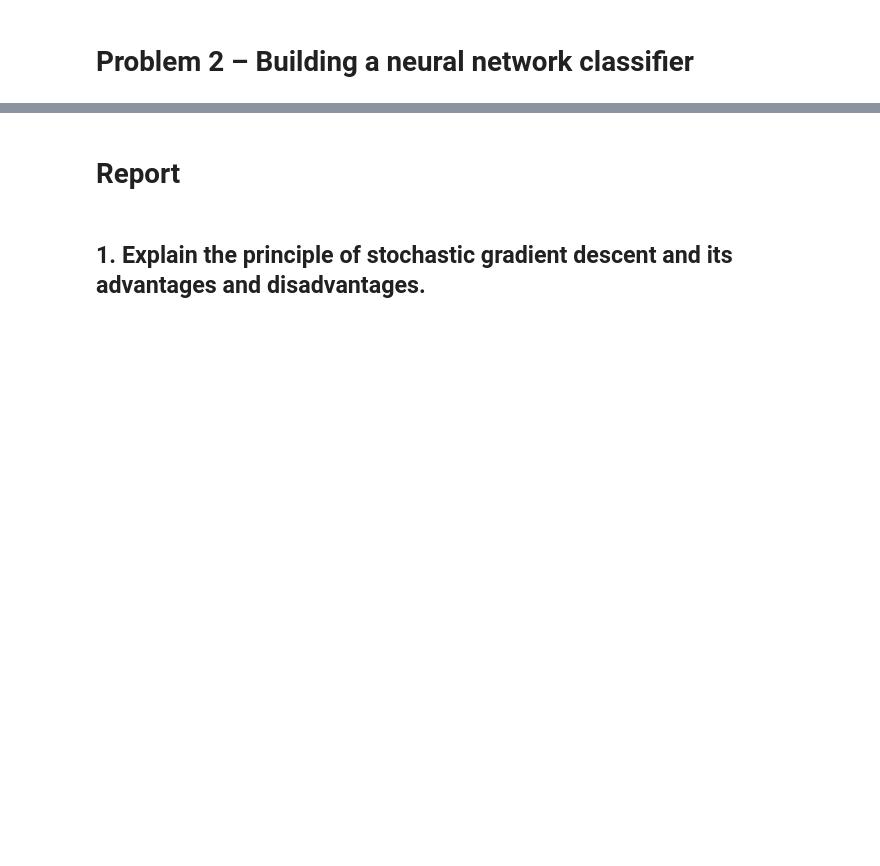
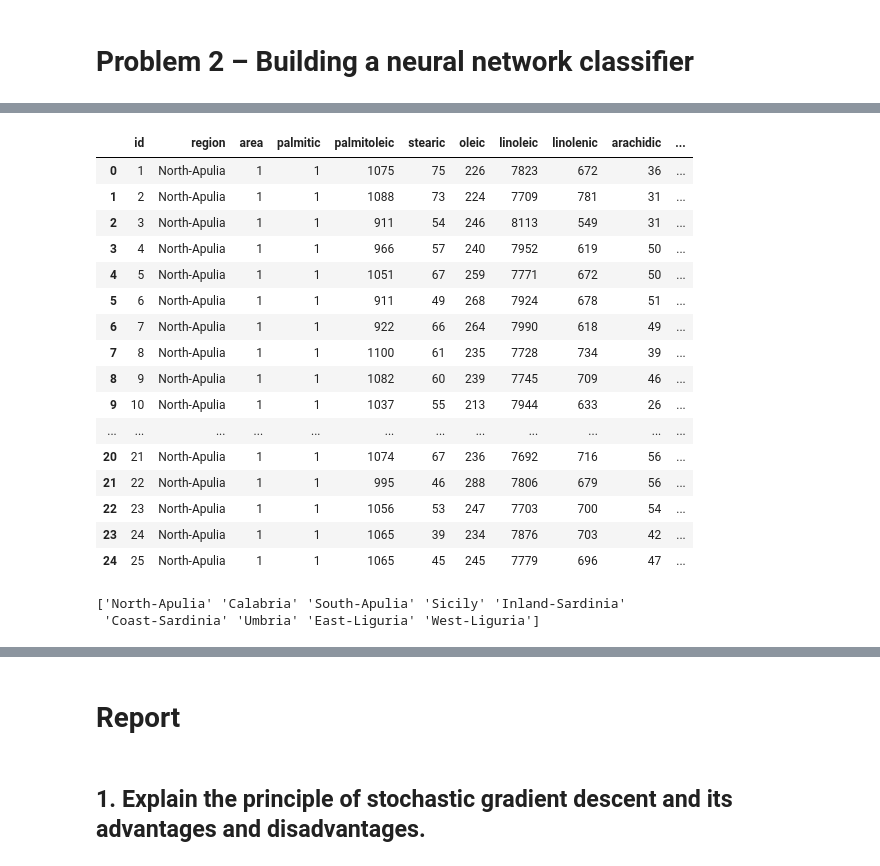
Before and after one commit to Python-Neiva/CNN-housing-ca-olive-oil, a Jupyter notebook: Neural_Networks_assignment_2.ipynb, the cells around one changed output, grey strips where cells are left out. Drawn from its saved outputs; the diff is of its cells as text; code cells hidden in the pictures; blank space fills up the shorter version.

```diff
--- a/Neural_Networks_assignment_2.ipynb
+++ b/Neural_Networks_assignment_2.ipynb
@@ -713,0 +703,25 @@ Final R2: -3.2227
+# %%
+oil_df.head(25)
+# %% [output]
+|  | id | region | area | palmitic | palmitoleic | stearic | oleic | linoleic | linolenic | arachidic | ... |
+| 0 | 1 | North-Apulia | 1 | 1 | 1075 | 75 | 226 | 7823 | 672 | 36 | ... |
+| 1 | 2 | North-Apulia | 1 | 1 | 1088 | 73 | 224 | 7709 | 781 | 31 | ... |
+| 2 | 3 | North-Apulia | 1 | 1 | 911 | 54 | 246 | 8113 | 549 | 31 | ... |
+| 3 | 4 | North-Apulia | 1 | 1 | 966 | 57 | 240 | 7952 | 619 | 50 | ... |
+| 4 | 5 | North-Apulia | 1 | 1 | 1051 | 67 | 259 | 7771 | 672 | 50 | ... |
+| 5 | 6 | North-Apulia | 1 | 1 | 911 | 49 | 268 | 7924 | 678 | 51 | ... |
+| 6 | 7 | North-Apulia | 1 | 1 | 922 | 66 | 264 | 7990 | 618 | 49 | ... |
+| 7 | 8 | North-Apulia | 1 | 1 | 1100 | 61 | 235 | 7728 | 734 | 39 | ... |
+| 8 | 9 | North-Apulia | 1 | 1 | 1082 | 60 | 239 | 7745 | 709 | 46 | ... |
+| 9 | 10 | North-Apulia | 1 | 1 | 1037 | 55 | 213 | 7944 | 633 | 26 | ... |
+| ... | ... | ... | ... | ... | ... | ... | ... | ... | ... | ... | ... |
+| 20 | 21 | North-Apulia | 1 | 1 | 1074 | 67 | 236 | 7692 | 716 | 56 | ... |
+| 21 | 22 | North-Apulia | 1 | 1 | 995 | 46 | 288 | 7806 | 679 | 56 | ... |
+| 22 | 23 | North-Apulia | 1 | 1 | 1056 | 53 | 247 | 7703 | 700 | 54 | ... |
+| 23 | 24 | North-Apulia | 1 | 1 | 1065 | 39 | 234 | 7876 | 703 | 42 | ... |
+| 24 | 25 | North-Apulia | 1 | 1 | 1065 | 45 | 245 | 7779 | 696 | 47 | ... |
+# %%
+print(oil_df['region'].unique())
+# %% [output]
+['North-Apulia' 'Calabria' 'South-Apulia' 'Sicily' 'Inland-Sardinia'
+ 'Coast-Sardinia' 'Umbria' 'East-Liguria' 'West-Liguria']
```
Also changed, not shown: parts of 39 cells of this notebook.
